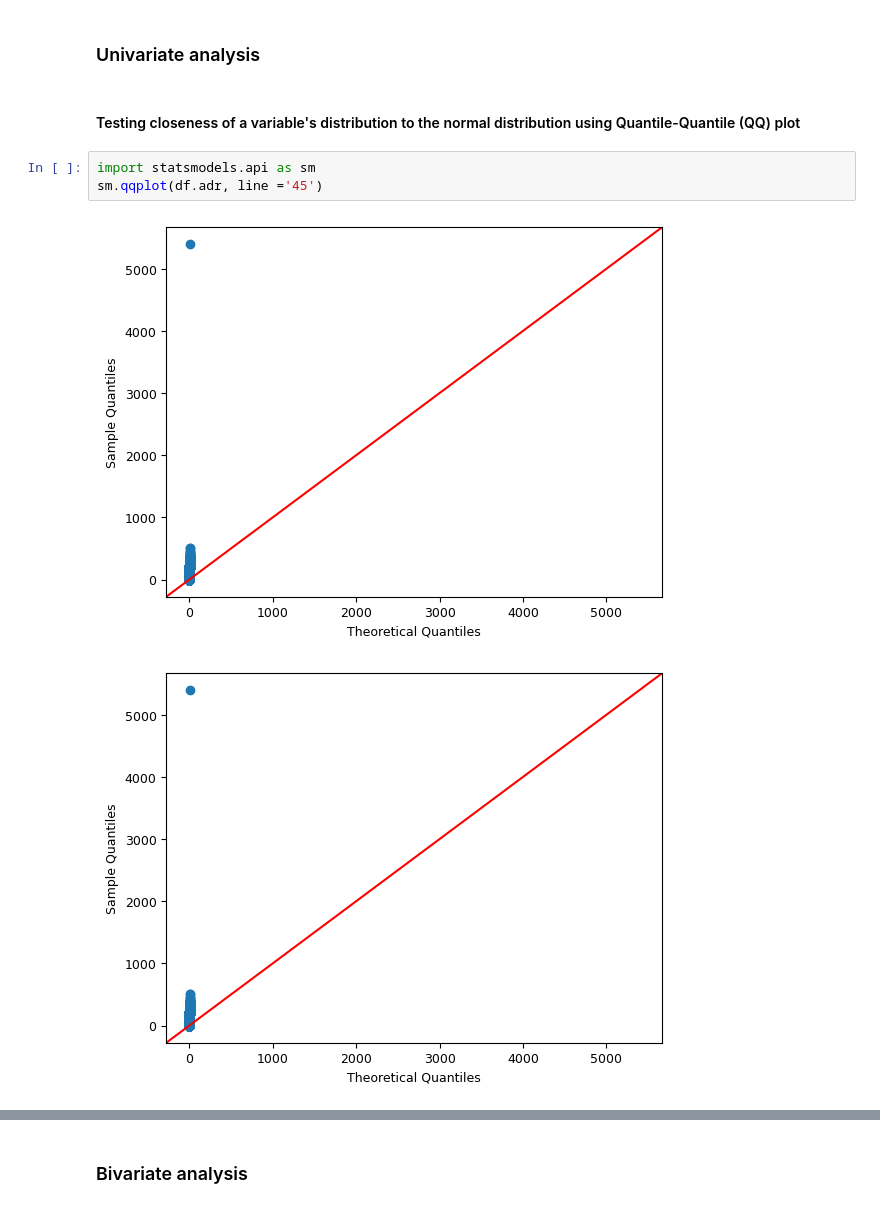
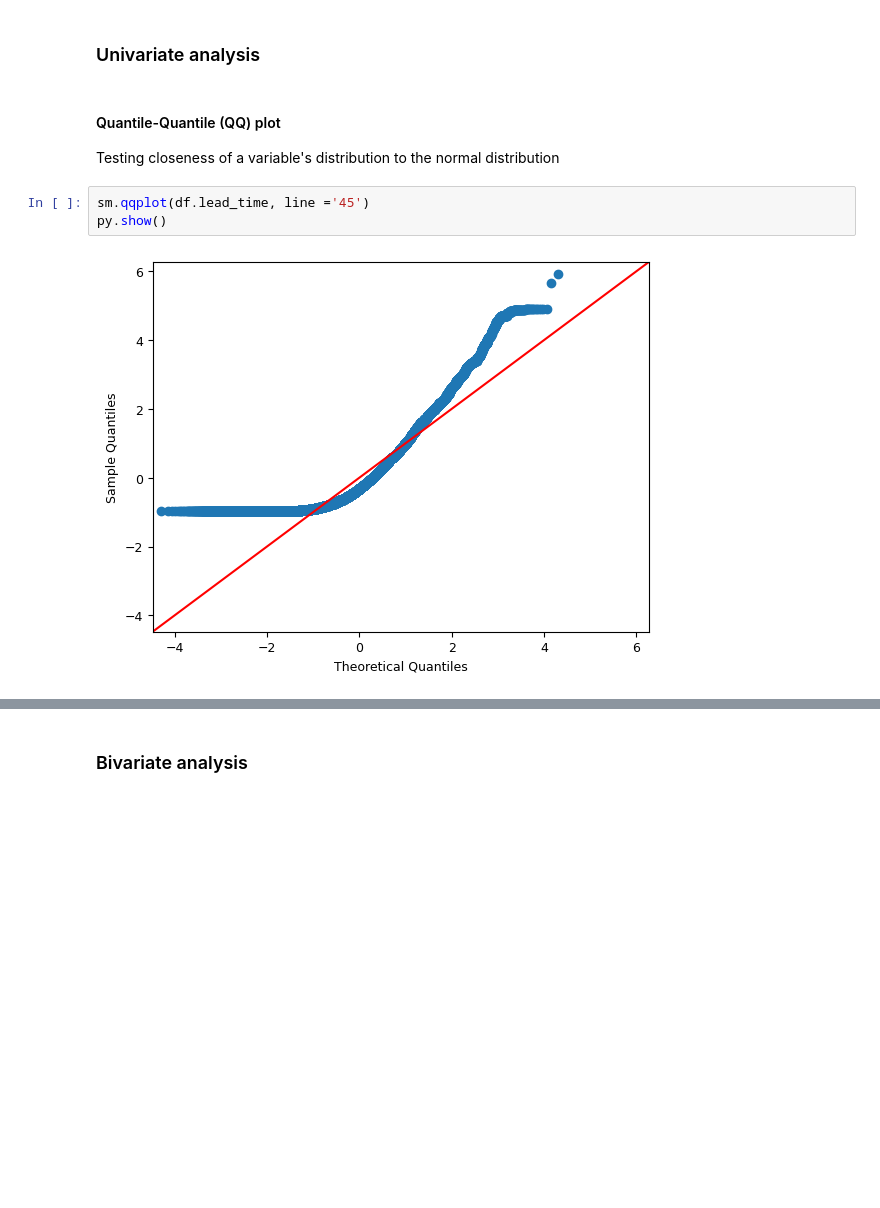
Before and after one commit to midoplays/DAProject, a Jupyter notebook: project.ipynb, the cells around one changed output, grey strips where cells are left out. Saved outputs shown, nothing was run; the diff lists cells and outputs as text; blank space fills up the shorter version.

```diff
--- a/project.ipynb
+++ b/project.ipynb
@@ -476,10 +417,10 @@ col.var()
 # %% [markdown]
 ### Univariate analysis
 # %% [markdown]
-#### Testing closeness of a variable's distribution to the normal distribution using Quantile-Quantile (QQ) plot
+#### Quantile-Quantile (QQ) plot
+Testing closeness of a variable's distribution to the normal distribution
-# %%
-import statsmodels.api as sm
-sm.qqplot(df.adr, line ='45')
-# %% [output]
-[figure, removed]
-[figure, removed]
+# %%
+sm.qqplot(df.lead_time, line ='45')
+py.show()
+# %% [output]
+[figure, added]
```
Also changed, not shown: parts of 20 cells of this notebook.
